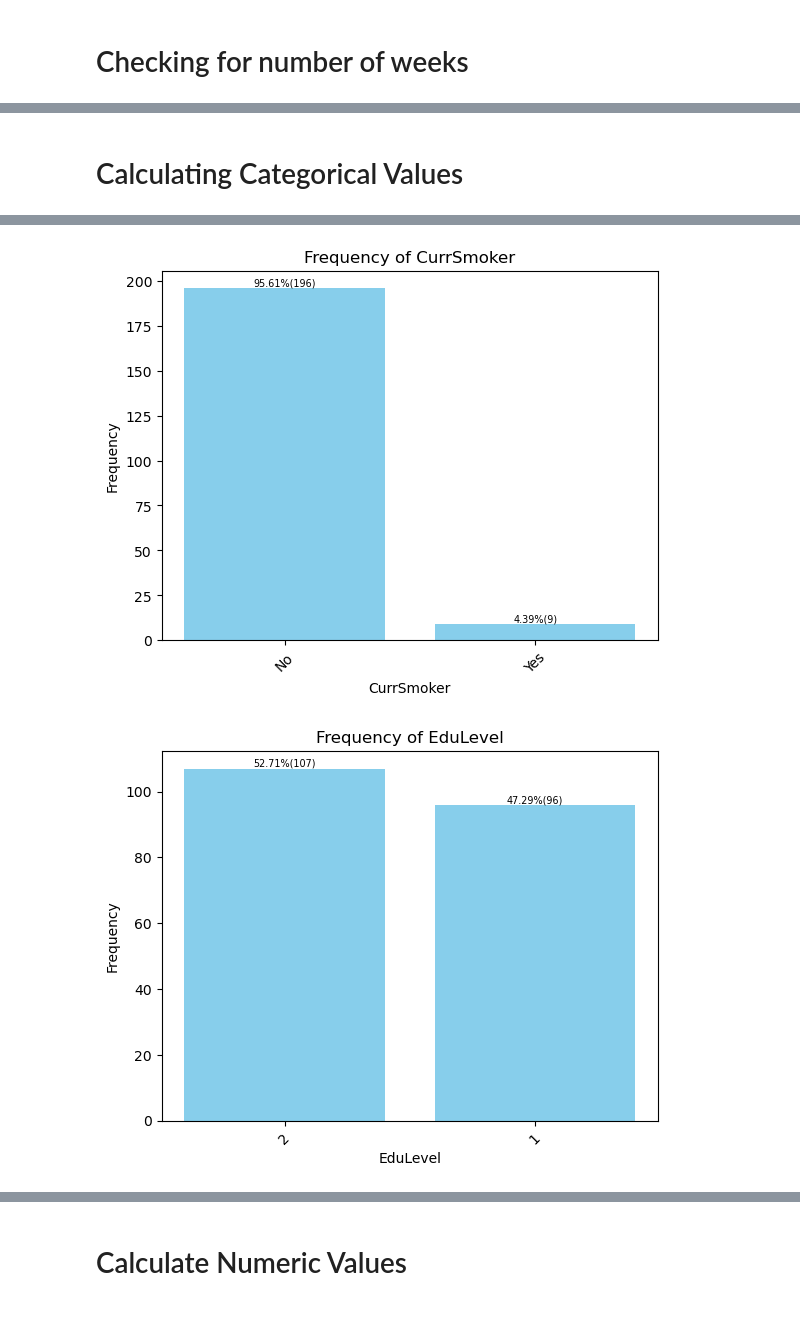
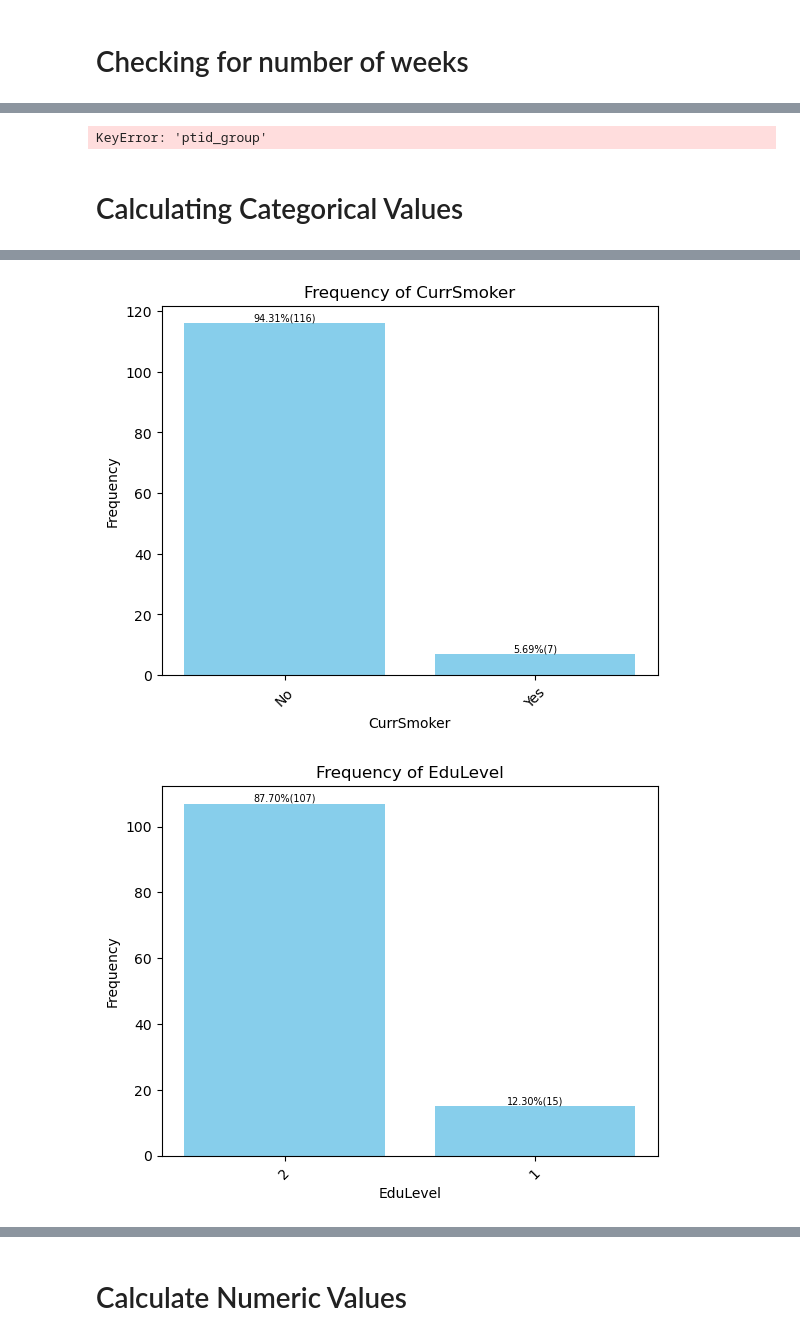
Before and after one commit to hulmanlab/jchr_racial_diff, a Jupyter notebook: scripts/0_baseline_table.ipynb, the cells around one changed output, grey strips where cells are left out. Drawn from its saved outputs; the diff is of its cells as text; code cells hidden in the pictures.

```diff
--- a/scripts/0_baseline_table.ipynb
+++ b/scripts/0_baseline_table.ipynb
@@ -41,7 +41,7 @@ df_baseline = df_baseline[df_baseline['PtID'].isin(df_roster['PtID'])]
 # Calculate for each group
 # %%
 # Race
-# df_roster= df_roster[df_roster['Race'] != 'black']
+# df_roster= df_roster[df_roster['Race'] != 'white']
 # df_cgm = df_cgm[df_cgm['PtID'].isin(df_roster['PtID'])]
 # df_cgm_unique = df_cgm['PtID'].unique()
 
@@ -65,9 +65,11 @@ df_baseline = df_baseline[df_baseline['PtID'].isin(df_roster['PtID'])]
 # df_roster2 = df_roster2[df_roster2['PtID'].isin(df_baseline['PtID'])]
 
 # Age
-# df_roster2 = df_roster2[df_roster2['AgeGroup'] != 1]
+df_roster2 = df_roster2[df_roster2['AgeGroup'] != 1]
 
-# df_cgm = df_cgm[df_cgm['PtID'].isin(df_roster2['PtID'])]
-# df_cgm_unique = df_cgm['PtID'].unique()
-# df_baseline = df_baseline[df_baseline['PtID'].isin(df_roster2['PtID'])]
-# df_roster = df_roster[df_roster['PtID'].isin(df_baseline['PtID'])]
+df_cgm = df_cgm[df_cgm['PtID'].isin(df_roster2['PtID'])]
+df_cgm_unique = df_cgm['PtID'].unique()
+df_baseline = df_baseline[df_baseline['PtID'].isin(df_roster2['PtID'])]
+df_roster = df_roster[df_roster['PtID'].isin(df_baseline['PtID'])]
+
+df_roster2
@@ -215,3 +249,8 @@ plt.show()
+# %%
+df_original = pd.DataFrame(df_cgm).copy()
+df_grouped=df_original.groupby(['ptid_group']).mean().reset_index()
+# %% [output]
+KeyError: 'ptid_group'
 # %% [markdown]
 # Calculating Categorical Values
 # %%
@@ -253,22 +292,11 @@ def plot_hist(df, column_name, show_plot=True, include_legend=True):
     else:
         print(f"The column '{column_name}' does not exist in the DataFrame.")
 
-# Example usage:
-# Assuming you have a DataFrame 'df' with a 'gender' column you want to plot
-# df = pd.DataFrame({'gender': ['Male', 'Female', 'Male', 'Female', 'Non-Binary', 'Female', 'Male', 'Non-Binary']})
-# plot_categorical_data(df, 'gender', show_plot=True, include_legend=True)
 
 
 plot_hist(df_baseline, "Gender", show_plot=True)
 plot_hist(df_roster, "Race", show_plot=True)
 plot_hist(df_baseline, "CurrSmoker", show_plot=True)
 plot_hist(df_baseline, "EduLevel", show_plot=True)
-plot_hist(df_roster2, 'AgeGroup')
-# column_name="Race"
-# df = df_roster
-
-# # bin_counts = df[column_name].value_counts()
-
-# category_counts = df[column_name].value_counts()
-# category_percentages = (category_counts / category_counts.sum()) * 100
+plot_hist(df_roster2, 'AgeGroup', show_plot=True, include_legend=True)
 # %% [output]
@@ -277,2 +305,2 @@ plot_hist(df_roster2, 'AgeGroup')
-[figure, old version]
+[figure, new version]
-[figure, old version]
+[figure, new version]
```
Also changed, not shown: parts of 7 cells of this notebook, 2 other files.
